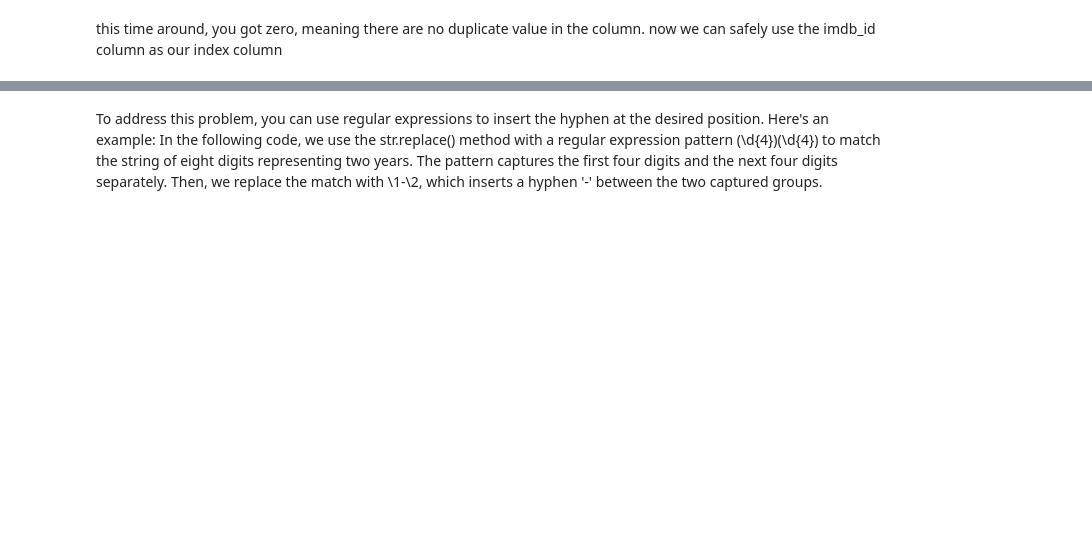
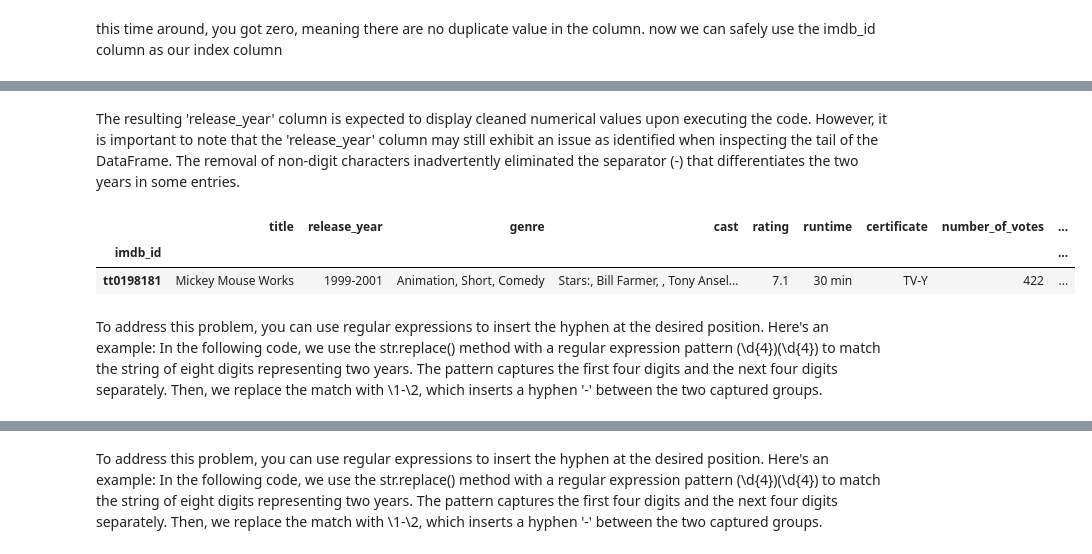
Before and after one commit to ibrahimanis081/data_cleaning_projects, a Jupyter notebook: notebooks/imdb_tv_series.ipynb, the cells around one changed output, grey strips where cells are left out. Drawn from its saved outputs; the diff is of its cells as text; code cells hidden in the pictures; blank space fills up the shorter version.

```diff
--- a/notebooks/imdb_tv_series.ipynb
+++ b/notebooks/imdb_tv_series.ipynb
@@ -127,0 +328,12 @@ imdb_df.head()
+# %% [markdown]
+The resulting 'release_year' column is expected to display cleaned numerical values upon executing the code.
+However, it is important to note that the 'release_year' column may still exhibit an issue as identified when inspecting the tail of the DataFrame. The removal of non-digit characters inadvertently eliminated the separator (-) that differentiates the two years in some entries.
+# %%
+imdb_df.sample()
+# %% [output]
+|  | title | release_year | genre | cast | rating | runtime | certificate | number_of_votes | ... |
+| imdb_id |  |  |  |  |  |  |  |  | ... |
+| tt0198181 | Mickey Mouse Works | 1999-2001 | Animation, Short, Comedy | Stars:, Bill Farmer, , Tony Ansel... | 7.1 | 30 min | TV-Y | 422 | ... |
+# %% [markdown]
+To address this problem, you can use regular expressions to insert the hyphen at the desired position. Here's an example:
+In the following code, we use the str.replace() method with a regular expression pattern (\d{4})(\d{4}) to match the string of eight digits representing two years. The pattern captures the first four digits and the next four digits separately. Then, we replace the match with \1-\2, which inserts a hyphen '-' between the two captured groups.
```
Also changed, not shown: parts of 52 cells of this notebook, 1 other file.
